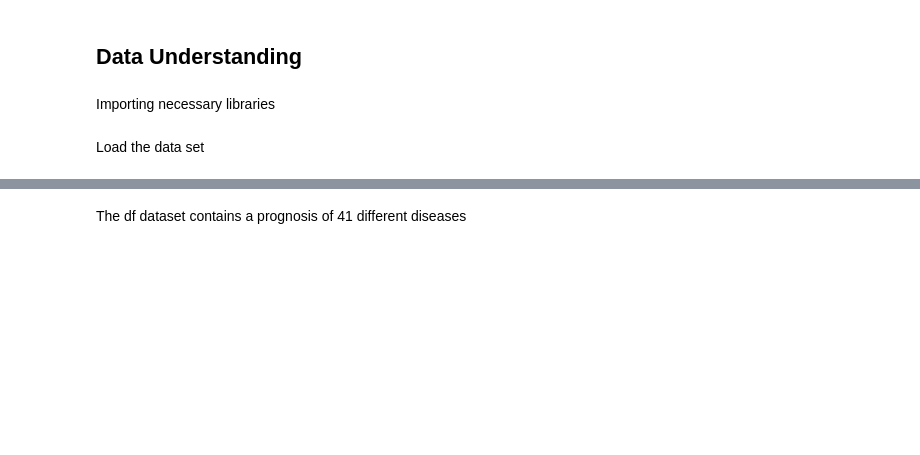
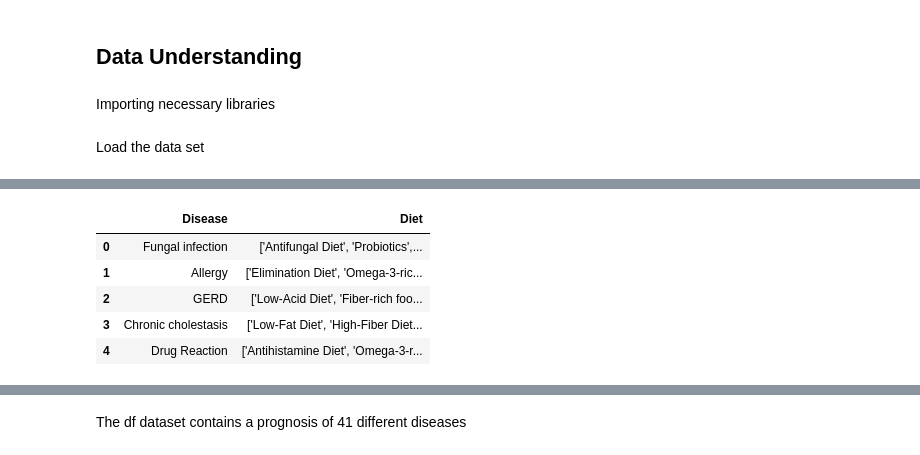
Before and after one commit to William-Itotia/Medicine-Recommendation-system, a Jupyter notebook: Untitled-1.ipynb, the cells around one changed output, grey strips where cells are left out. Saved outputs shown, nothing was run; the diff lists cells and outputs as text; code cells hidden in the pictures; blank space fills up the shorter version.

```diff
--- a/Untitled-1.ipynb
+++ b/Untitled-1.ipynb
@@ -82,0 +101,9 @@ len(df['Disease'].unique())
+# %%
+diets.head()
+# %% [output]
+|  | Disease | Diet |
+| 0 | Fungal infection | ['Antifungal Diet', 'Probiotics',... |
+| 1 | Allergy | ['Elimination Diet', 'Omega-3-ric... |
+| 2 | GERD | ['Low-Acid Diet', 'Fiber-rich foo... |
+| 3 | Chronic cholestasis | ['Low-Fat Diet', 'High-Fiber Diet... |
+| 4 | Drug Reaction | ['Antihistamine Diet', 'Omega-3-r... |
```
Also changed, not shown: parts of 38 cells of this notebook.
